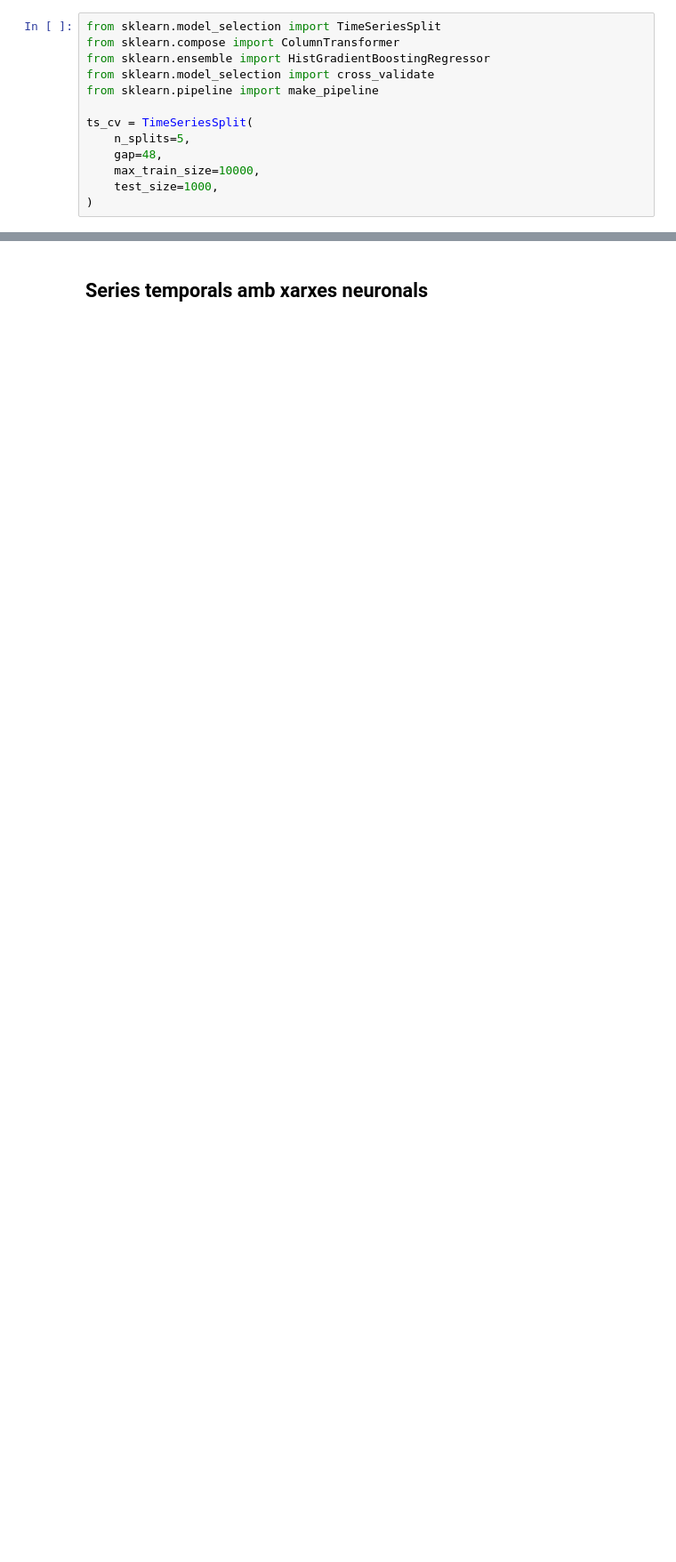
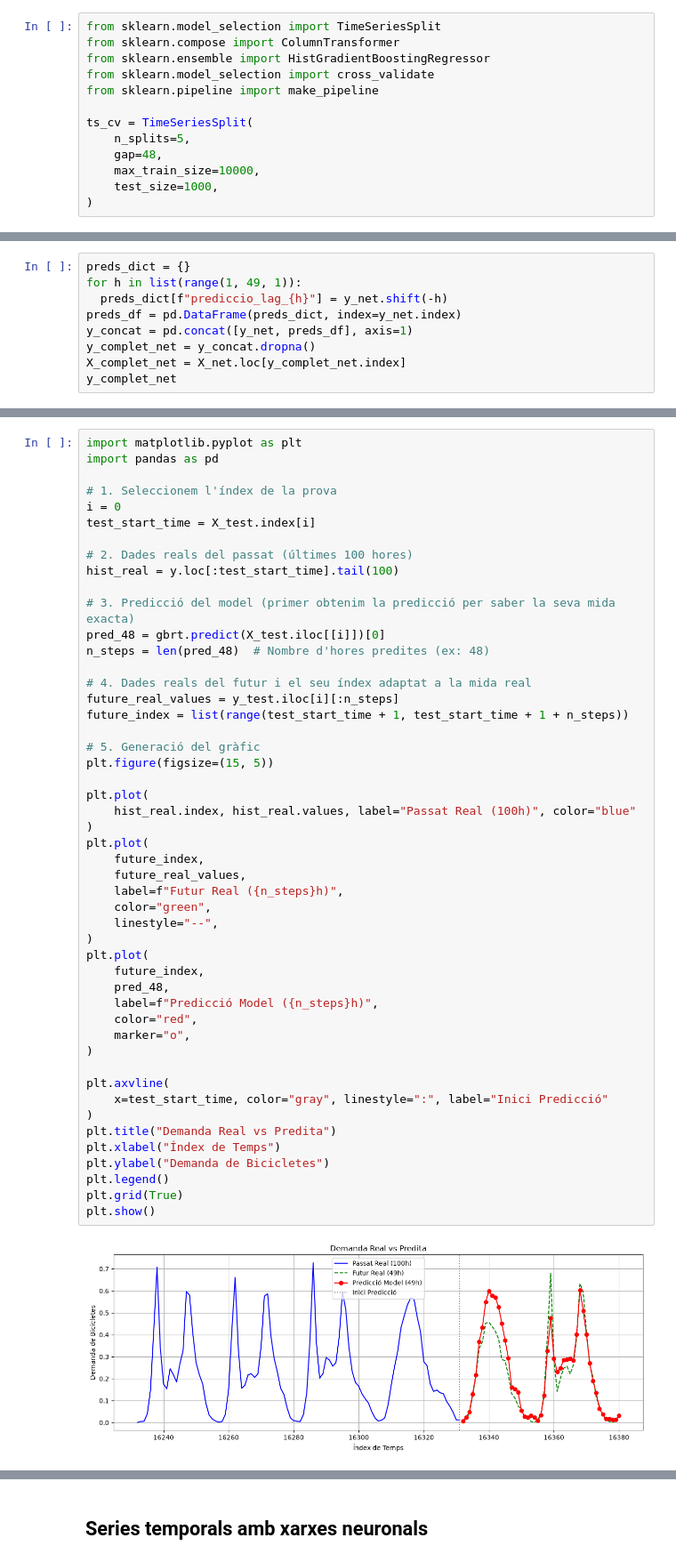
Before and after one commit to Triis98/DissenyIAvaluacioDeModels, a Jupyter notebook: apunts/documents/series_temporals/series_temporals.ipynb, the cells around one changed output, grey strips where cells are left out. Shown at 89% size. Saved outputs shown, nothing was run; the diff lists cells and outputs as text; blank space fills up the shorter version.

```diff
--- a/apunts/documents/series_temporals/series_temporals.ipynb
+++ b/apunts/documents/series_temporals/series_temporals.ipynb
@@ -419,0 +469,9 @@ R2 al Test Final: 0.8254
+# %%
+preds_dict = {}
+for h in list(range(1, 49, 1)):
+  preds_dict[f"prediccio_lag_{h}"] = y_net.shift(-h)
+preds_df = pd.DataFrame(preds_dict, index=y_net.index)
+y_concat = pd.concat([y_net, preds_df], axis=1)
+y_complet_net = y_concat.dropna()
+X_complet_net = X_net.loc[y_complet_net.index]
+y_complet_net
@@ -419,0 +560,51 @@ R2 al Test Final: 0.8254
+# %%
+import matplotlib.pyplot as plt
+import pandas as pd
+
+# 1. Seleccionem l'índex de la prova
+i = 0
+test_start_time = X_test.index[i]
+
+# 2. Dades reals del passat (últimes 100 hores)
+hist_real = y.loc[:test_start_time].tail(100)
+
+# 3. Predicció del model (primer obtenim la predicció per saber la seva mida exacta)
+pred_48 = gbrt.predict(X_test.iloc[[i]])[0]
+n_steps = len(pred_48)  # Nombre d'hores predites (ex: 48)
+
+# 4. Dades reals del futur i el seu índex adaptat a la mida real
+future_real_values = y_test.iloc[i][:n_steps]
+future_index = list(range(test_start_time + 1, test_start_time + 1 + n_steps))
+
+# 5. Generació del gràfic
+plt.figure(figsize=(15, 5))
+
+plt.plot(
+    hist_real.index, hist_real.values, label="Passat Real (100h)", color="blue"
+)
+plt.plot(
+    future_index,
+    future_real_values,
+    label=f"Futur Real ({n_steps}h)",
+    color="green",
+    linestyle="--",
+)
+plt.plot(
+    future_index,
+    pred_48,
+    label=f"Predicció Model ({n_steps}h)",
+    color="red",
+    marker="o",
+)
+
+plt.axvline(
+    x=test_start_time, color="gray", linestyle=":", label="Inici Predicció"
+)
+plt.title("Demanda Real vs Predita")
+plt.xlabel("Índex de Temps")
+plt.ylabel("Demanda de Bicicletes")
+plt.legend()
+plt.grid(True)
+plt.show()
+# %% [output]
+[figure, added]
```
Also changed, not shown: parts of 14 cells of this notebook.
